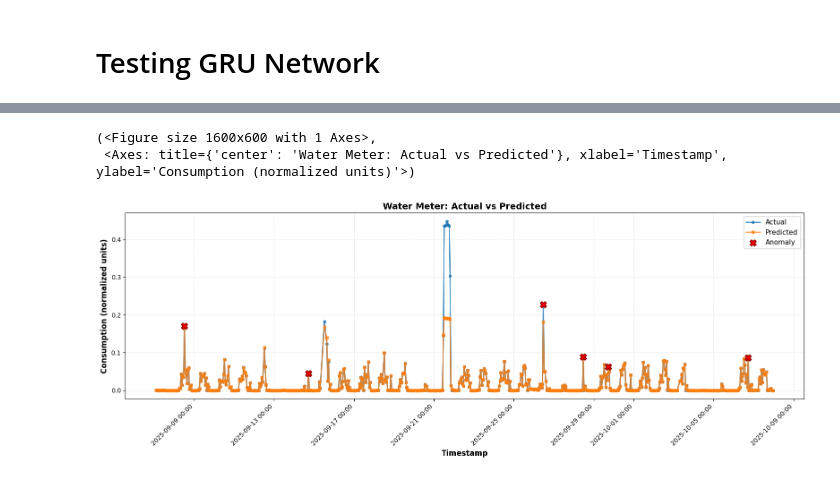
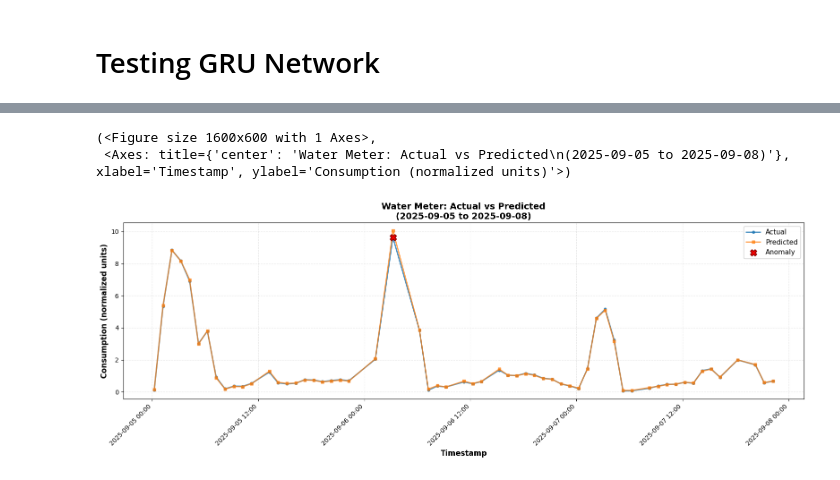
Before and after one commit to andres-cerny/master_thesis, a Jupyter notebook: gru_autoencoder/gru_test.ipynb, the cells around one changed output, grey strips where cells are left out. Cells and saved outputs as stored; diff of their text form; code cells hidden in the pictures.

```diff
--- a/gru_autoencoder/gru_test.ipynb
+++ b/gru_autoencoder/gru_test.ipynb
@@ -468,7 +468,7 @@ def predict_with_gru(model, df, scaler, window_size=48, device=None):
 # ============================================================================
 
 if __name__ == "__main__":
-    df_whole = pd.read_csv('data_w_diff_001/145121.csv')
+    df_whole = pd.read_csv('../data_w_diff_001/137402.csv')
     df_whole.dropna(inplace=True)
 
     # Configuration
@@ -666,6 +688,6 @@ def plot_predictions(results_df, title="Water Meter: Actual vs Predicted",
 # %%
-plot_predictions(results_df)#, date_range=("2025-10-03", "2025-10-04"))
+plot_predictions(results_df, date_range=('2025-09-05','2025-09-08'))
 # %% [output]
 (<Figure size 1600x600 with 1 Axes>,
- <Axes: title={'center': 'Water Meter: Actual vs Predicted'}, xlabel='Timestamp', ylabel='Consumption (normalized units)'>)
+ <Axes: title={'center': 'Water Meter: Actual vs Predicted\n(2025-09-05 to 2025-09-08)'}, xlabel='Timestamp', ylabel='Consumption (normalized units)'>)
-[figure, old version]
+[figure, new version]
```
Also changed, not shown: parts of 4 cells of this notebook, 2 other files.
